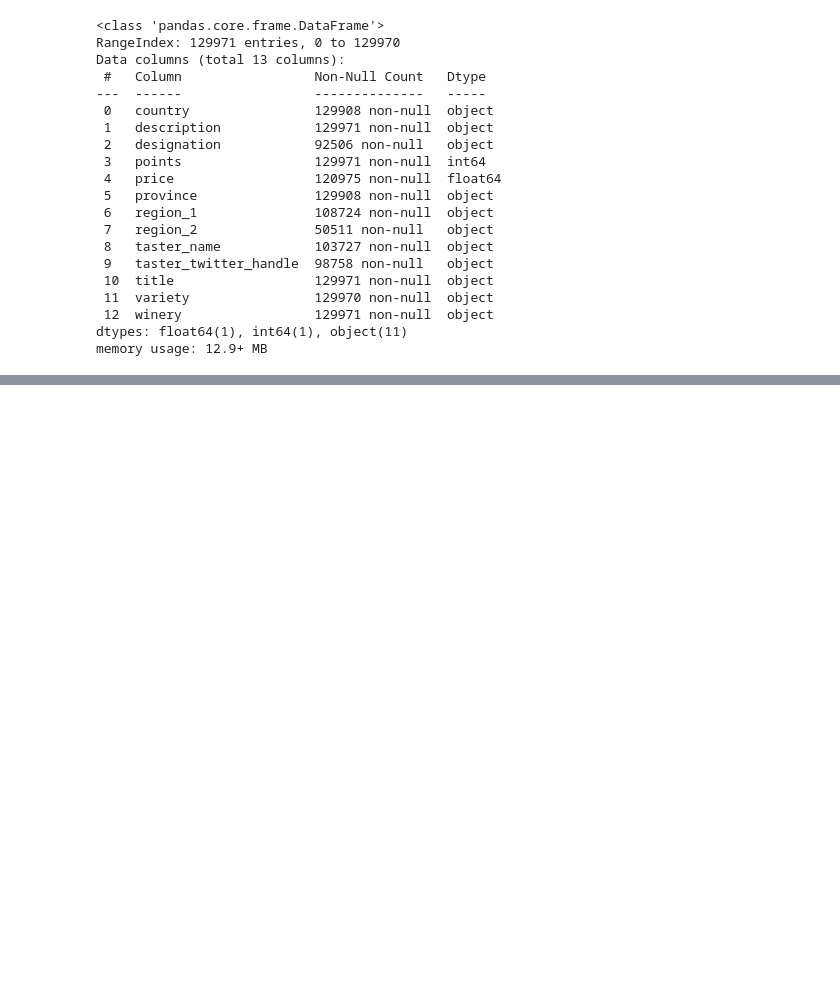
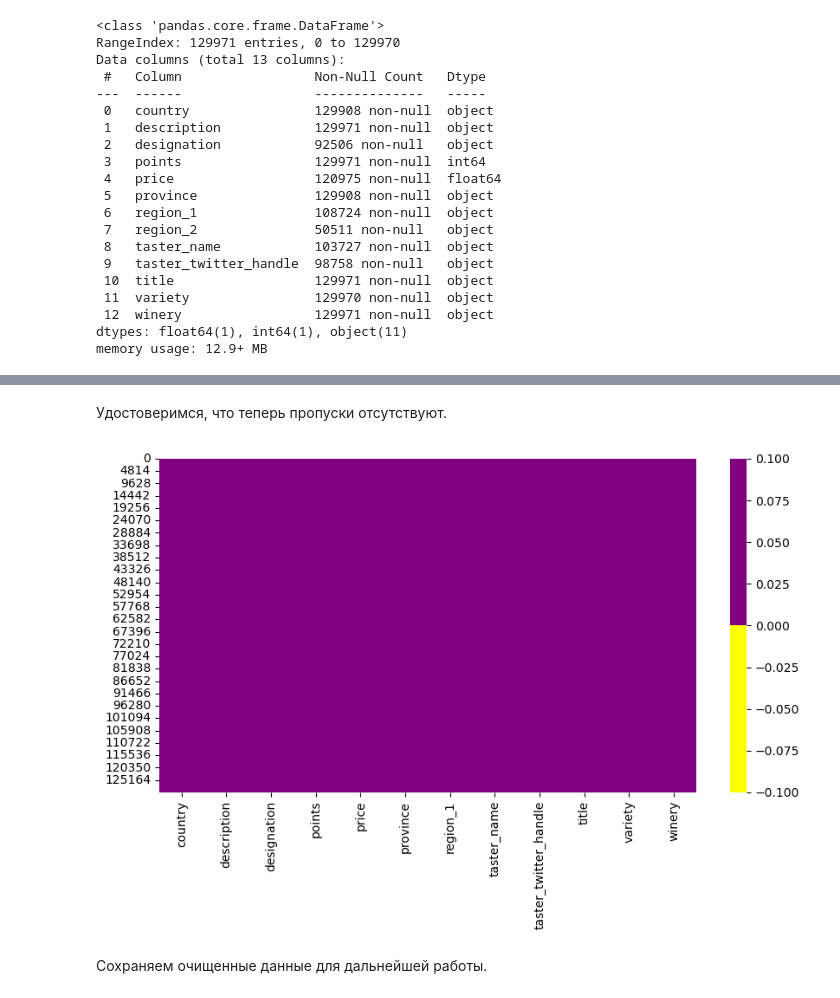
Before and after one commit to Ekaterina-1989/SF_Data_Science, a Jupyter notebook: SkillFactory/EDA/EDA-1. Введение в разведывательный анализ данных. Алгоритмы и методы EDA/EDA-1.ipynb, the cells around one changed output, grey strips where cells are left out. Saved outputs shown, nothing was run; the diff lists cells and outputs as text; code cells hidden in the pictures; blank space fills up the shorter version.

```diff
--- a/SkillFactory/EDA/EDA-1. Введение в разведывательный анализ данных. Алгоритмы и методы EDA/EDA-1.ipynb
+++ b/SkillFactory/EDA/EDA-1. Введение в разведывательный анализ данных. Алгоритмы и методы EDA/EDA-1.ipynb
@@ -93,0 +213,12 @@ df_wine_reviews[df_wine_reviews.duplicated()]
+# %%
+# Заполнение пропусков в категориальных признаках самым простым способом, т.е. замена их на значение вида "unknown".
+df_wine_reviews_1["designation"] = df_wine_reviews_1["designation"].fillna("unknown")
+df_wine_reviews_1["region_1"] = df_wine_reviews_1["region_1"].fillna("unknown")
+df_wine_reviews_1["taster_name"] = df_wine_reviews_1["taster_name"].fillna("unknown")
+df_wine_reviews_1["taster_twitter_handle"] = df_wine_reviews_1["taster_twitter_handle"].fillna("unknown")
+
+# Признаки с маленьким количеством пропусков заменим на самые частовстречающиеся значения
+df_wine_reviews_1["country"] = df_wine_reviews_1["country"].fillna("US")
+df_wine_reviews_1["price"] = df_wine_reviews_1["price"].fillna(df_wine_reviews_1["price"].mean())
+df_wine_reviews_1["province"] = df_wine_reviews_1["province"].fillna("California")
+df_wine_reviews_1["variety"] = df_wine_reviews_1["variety"].fillna("Pinot Noir")
@@ -93,0 +249,14 @@ df_wine_reviews[df_wine_reviews.duplicated()]
+# %% [markdown]
+Удостоверимся, что теперь пропуски отсутствуют.
+# %%
+# Наглядная тепловая карта без пропусков
+colors = ["yellow", "purple"]
+fig = plt.figure(figsize=(10, 5))
+ax = sns.heatmap(
+    df_wine_reviews_1.isnull(),
+    cmap=sns.color_palette(colors),
+)
+# %% [output]
+[figure, added]
+# %% [markdown]
+Сохраняем очищенные данные для дальнейшей работы.
```
Also changed, not shown: parts of 36 cells of this notebook, 1 other file.
